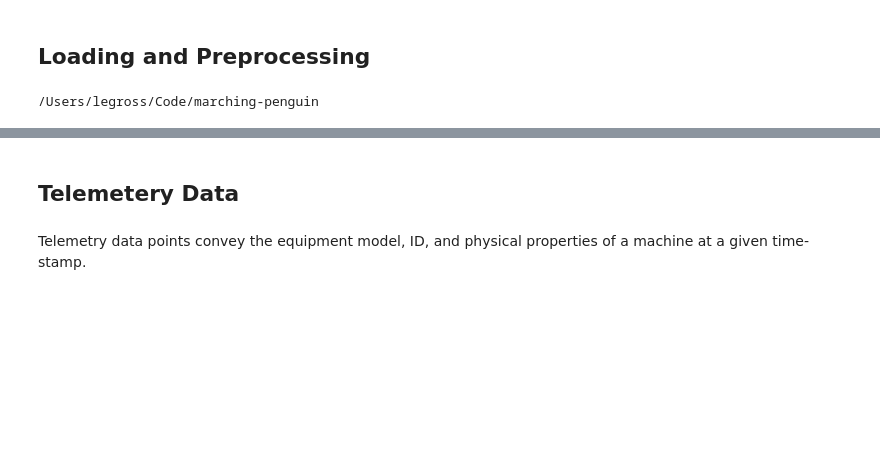
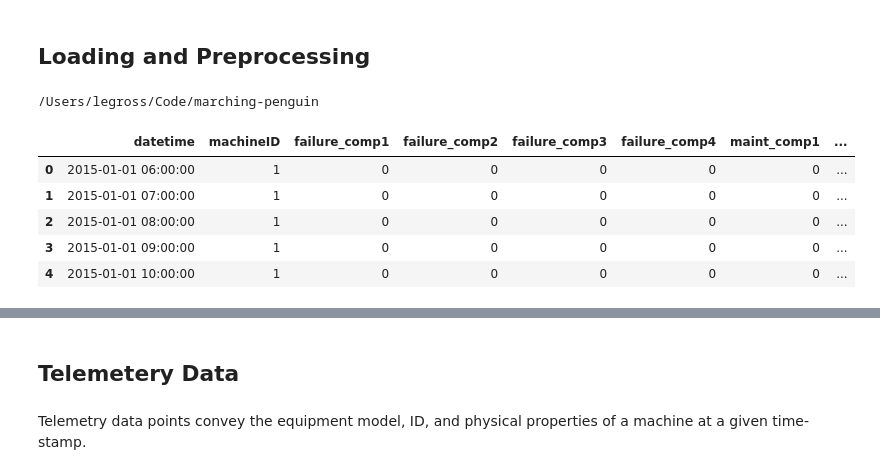
Before and after one commit to stevenjlm/marching-penguin, a Jupyter notebook: src/data_parsing/explore.ipynb, the cells around one changed output, grey strips where cells are left out. Cells and saved outputs as stored; diff of their text form; code cells hidden in the pictures; blank space fills up the shorter version.

```diff
--- a/src/data_parsing/explore.ipynb
+++ b/src/data_parsing/explore.ipynb
@@ -13,3 +13,12 @@ import pandas as pd
 # %%
 events = Data.get_events()
 tel = Data.get_telemetry()
+# %%
+events.head()
+# %% [output]
+|  | datetime | machineID | failure_comp1 | failure_comp2 | failure_comp3 | failure_comp4 | maint_comp1 | ... |
+| 0 | 2015-01-01 06:00:00 | 1 | 0 | 0 | 0 | 0 | 0 | ... |
+| 1 | 2015-01-01 07:00:00 | 1 | 0 | 0 | 0 | 0 | 0 | ... |
+| 2 | 2015-01-01 08:00:00 | 1 | 0 | 0 | 0 | 0 | 0 | ... |
+| 3 | 2015-01-01 09:00:00 | 1 | 0 | 0 | 0 | 0 | 0 | ... |
+| 4 | 2015-01-01 10:00:00 | 1 | 0 | 0 | 0 | 0 | 0 | ... |
```
Also changed, not shown: parts of 1 cell of this notebook, 4 other files.
